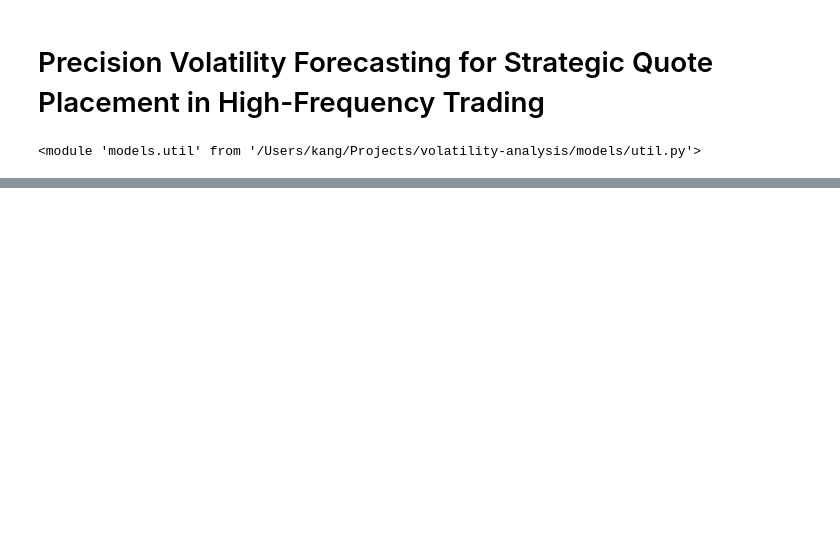
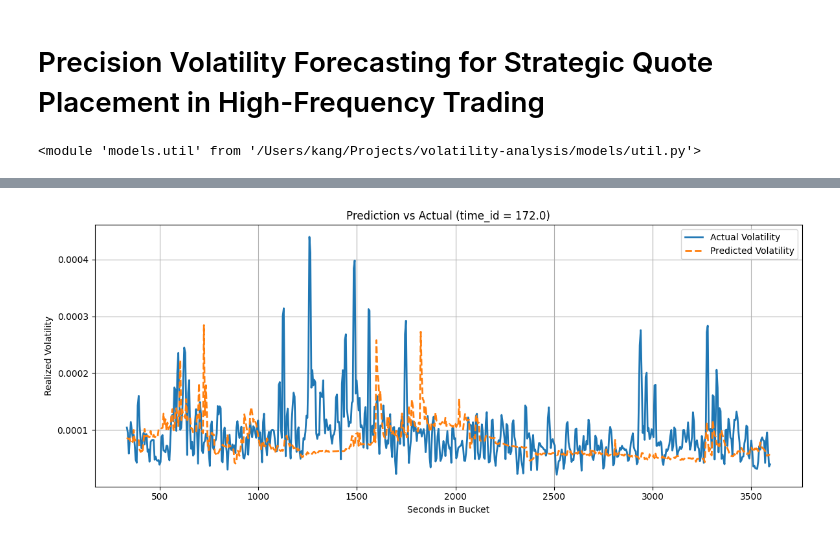
Before and after one commit to mofrui/volatility-analysis, a Jupyter notebook: report.ipynb, the cells around one changed output, grey strips where cells are left out. Cells and saved outputs as stored; diff of their text form; code cells hidden in the pictures; blank space fills up the shorter version.

Commit message:
garch test

```diff
--- a/report.ipynb
+++ b/report.ipynb
@@ -219,0 +220,11 @@ util.plot_training_loss(history_lstm_more_feature)
+# %%
+import models.garch as garch
+importlib.reload(garch)
+
+selected_ids = rolling_features_df["time_id"].drop_duplicates().sort_values().iloc[:400]
+
+rolling_subset = rolling_features_df[rolling_features_df["time_id"].isin(selected_ids)].reset_index(drop=True)
+snapshot_subset = snapshot_features_df[snapshot_features_df["time_id"].isin(selected_ids)].reset_index(drop=True)
+
+print(rolling_subset.keys())
+print(snapshot_subset.keys())
@@ -219,0 +245,3 @@ util.plot_training_loss(history_lstm_more_feature)
+# %%
+importlib.reload(garch)
+model, result_df = garch.baseline(rolling_subset, snapshot_subset)
@@ -219,0 +260,9 @@ util.plot_training_loss(history_lstm_more_feature)
+# %%
+util.plot_prediction_vs_actual(
+    df=result_df,
+    time_id=result_df['time_id'].iloc[1],
+    y_true_col="y_true",
+    y_pred_col="y_pred"
+)
+# %% [output]
+[figure, added]
```
Also changed, not shown: parts of 15 cells of this notebook, 2 other files.
